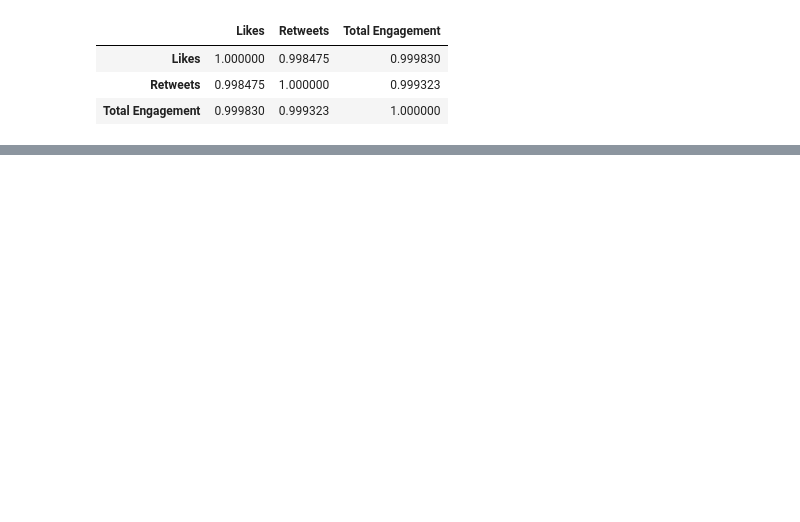
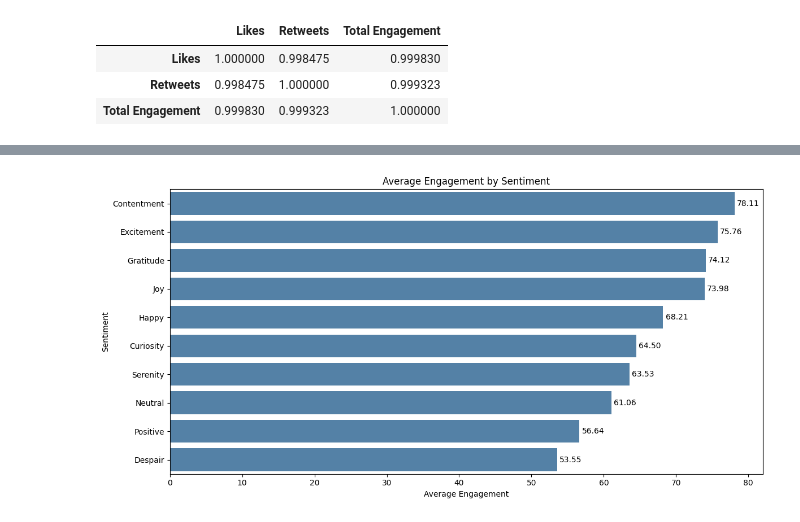
Before and after one commit to euiedavid/social-media-sentiments-analysis, a Jupyter notebook: notebook/social_media_sentiments_eda.ipynb, the cells around one changed output, grey strips where cells are left out. Cells and saved outputs as stored; diff of their text form; code cells hidden in the pictures; blank space fills up the shorter version.

```diff
--- a/notebook/social_media_sentiments_eda.ipynb
+++ b/notebook/social_media_sentiments_eda.ipynb
@@ -1151,0 +1211,14 @@ plt.show()
+# %%
+# get the top 10 most frequent sentiments
+top_10_sentiments = data['Sentiment'].value_counts().head(10).index
+
+# filter engagement data
+top_sentiment_engagement = sentiment_engagement.loc[top_10_sentiments]
+
+# sort by average engagement
+top_sentiment_engagement = top_sentiment_engagement.sort_values(
+    by='Average_Engagement',
+    ascending=False
+)
+
+top_sentiment_engagement
@@ -1151,0 +1238,25 @@ plt.show()
+# %%
+plt.figure(figsize=(12, 6))
+
+ax = sns.barplot(
+    data=top_sentiment_engagement.reset_index(),
+    x='Average_Engagement',
+    y='Sentiment',
+    color='steelblue'
+)
+
+for container in ax.containers:
+  ax.bar_label(
+      container,
+      padding=3,
+      fmt='%.2f'
+  )
+
+plt.title('Average Engagement by Sentiment')
+plt.xlabel('Average Engagement')
+plt.ylabel('Sentiment')
+
+plt.tight_layout()
+plt.show()
+# %% [output]
+[figure, added]
```
Also changed, not shown: parts of 6 cells of this notebook.
